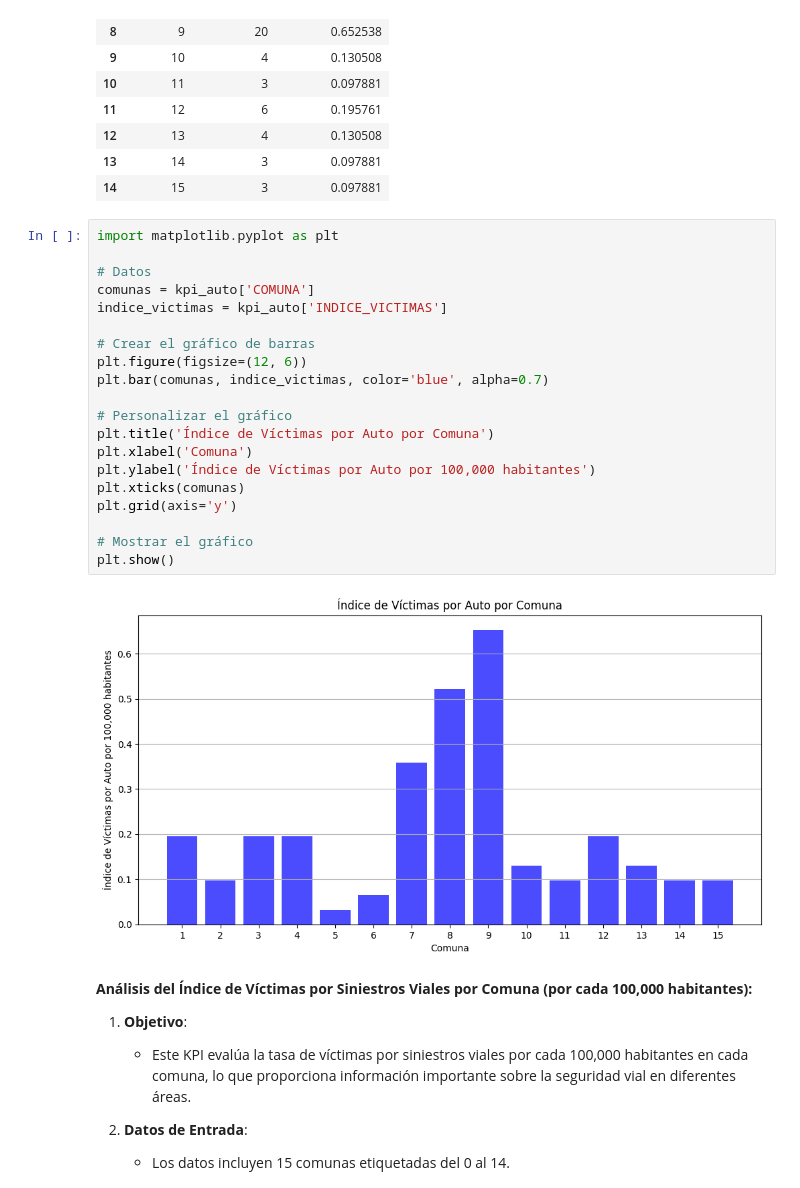
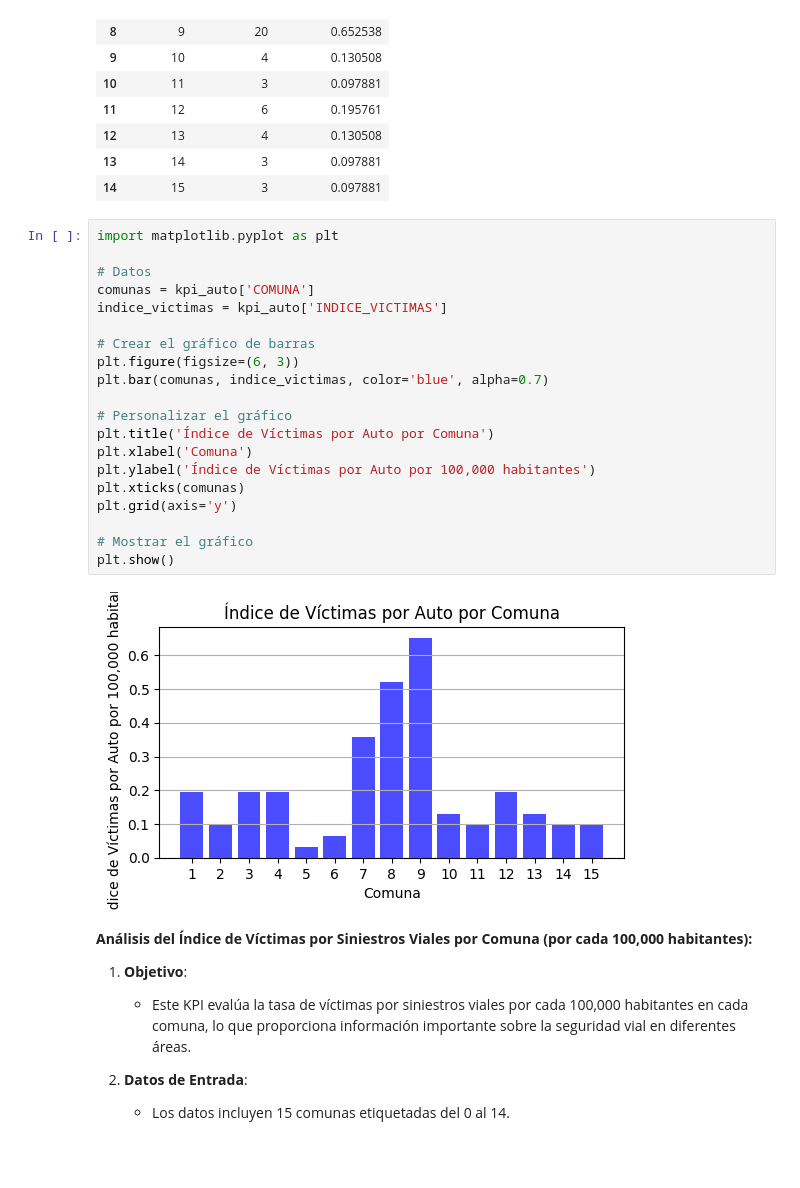
Before and after one commit to Yuliedpardo/PI_DA, a Jupyter notebook: KPIS.ipynb, the cells around one changed output. Saved outputs shown, nothing was run; the diff lists cells and outputs as text; blank space fills up the shorter version.

```diff
--- a/KPIS.ipynb
+++ b/KPIS.ipynb
@@ -253,25 +253,25 @@ kpi_auto
 # %%
 import matplotlib.pyplot as plt
 
 # Datos
 comunas = kpi_auto['COMUNA']
 indice_victimas = kpi_auto['INDICE_VICTIMAS']
 
 # Crear el gráfico de barras
-plt.figure(figsize=(12, 6))
+plt.figure(figsize=(6, 3))
 plt.bar(comunas, indice_victimas, color='blue', alpha=0.7)
 
 # Personalizar el gráfico
 plt.title('Índice de Víctimas por Auto por Comuna')
 plt.xlabel('Comuna')
 plt.ylabel('Índice de Víctimas por Auto por 100,000 habitantes')
 plt.xticks(comunas)
 plt.grid(axis='y')
 
 # Mostrar el gráfico
 plt.show()
 # %% [output]
-[figure, old version]
+[figure, new version]
 # %% [markdown]
 
 
```
Also changed, not shown: 7 other files.
